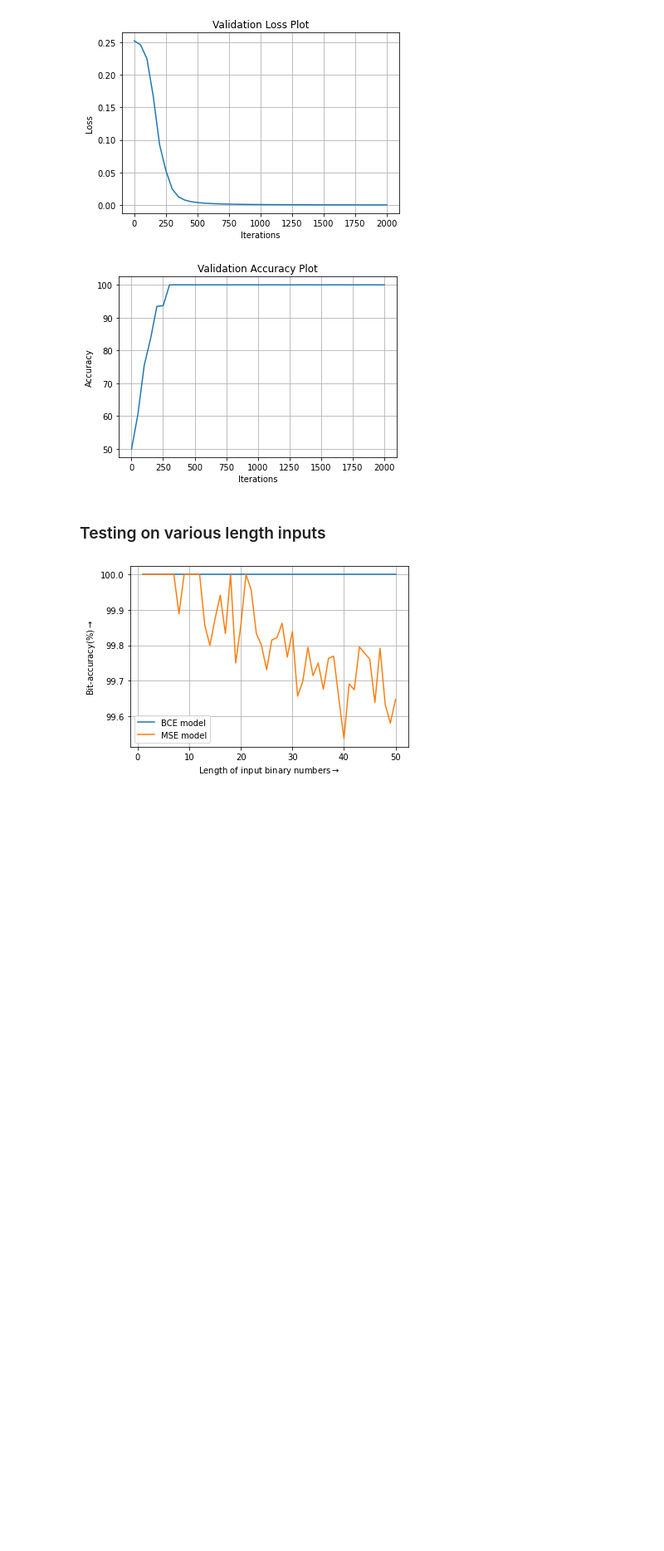
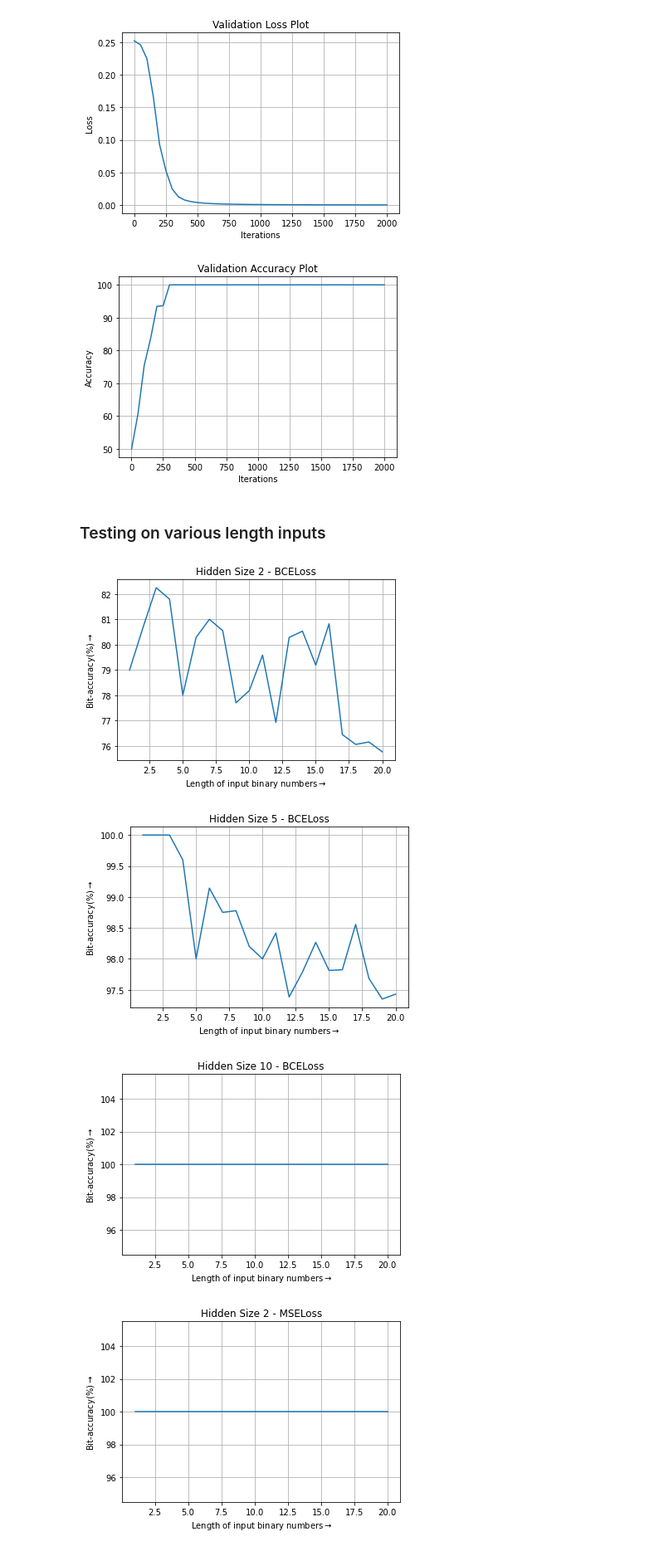
Before and after one commit to anirudhr97/EE6132_Advanced_Signal_Processing, a Jupyter notebook: Lab4/EE6132_Lab4_RNN.ipynb, the cells around one changed output. Shown at 83% size. Saved outputs shown, nothing was run; the diff lists cells and outputs as text; code cells hidden in the pictures; blank space fills up the shorter version.

Commit message:
Updated plots

```diff
--- a/Lab4/EE6132_Lab4_RNN.ipynb
+++ b/Lab4/EE6132_Lab4_RNN.ipynb
@@ -1044,7 +1044,7 @@ for layer in layers_list:
 # Cross Entropy Loss
 loss_fn = nn.CrossEntropyLoss()
 # Number of Epochs
-num_epochs = 3
+num_epochs = 5
 # %%
 for layer in modelsD:
     for neuron in modelsD[layer]:
@@ -1867,7 +1867,7 @@ for i, size in enumerate(sizes):
 ### Testing on various length inputs
 # %%
 elements_in_batch = 100
-nums_limit = 50
+nums_limit = 20
 input_list = []
 output_list = []
 
@@ -1896,8 +1896,8 @@ for length in range(1,nums_limit+1):
 # Splitting batches for training and testing
 testing_set = list(zip(input_list, output_list))
 # %%
-acc_vals = np.zeros((nums_limit,2))
-mods = [models[-1], models2[-1]]
+acc_vals = np.zeros((nums_limit,6))
+mods = models + models2
 
 with torch.no_grad():
     for iter in testing_set:
@@ -1907,15 +1907,62 @@ with torch.no_grad():
             temp = model(x)
             correct = (temp['preds'] == y).type(torch.float).sum().item()
             acc_vals[y.shape[1]-2, i] = correct/(y.shape[1]*elements_in_batch)
-# %%
-plt.figure()
-plt.plot(list(range(1,nums_limit+1)), 100*acc_vals[:,0], label='BCE model')
-plt.plot(list(range(1,nums_limit+1)), 100*acc_vals[:,1], label='MSE model')
-plt.legend()
-plt.grid()
-plt.xlabel(r'Length of input binary numbers$\rightarrow$')
-plt.ylabel(r'Bit-accuracy(%)$\rightarrow$')
-plt.savefig(direc_pics + 'bin_accvslength.png')
-plt.show()
-# %% [output]
-[figure, removed]
+# %%
+plt.figure()
+plt.plot(list(range(1,nums_limit+1)), 100*acc_vals[:,0])
+plt.grid()
+plt.xlabel(r'Length of input binary numbers$\rightarrow$')
+plt.ylabel(r'Bit-accuracy(%)$\rightarrow$')
+plt.title('Hidden Size 2 - BCELoss')
+plt.savefig(direc_pics + 'bin_accvslength1.png')
+plt.show()
+
+plt.figure()
+plt.plot(list(range(1,nums_limit+1)), 100*acc_vals[:,1])
+plt.grid()
+plt.xlabel(r'Length of input binary numbers$\rightarrow$')
+plt.ylabel(r'Bit-accuracy(%)$\rightarrow$')
+plt.title('Hidden Size 5 - BCELoss')
+plt.savefig(direc_pics + 'bin_accvslength2.png')
+plt.show()
+
+plt.figure()
+plt.plot(list(range(1,nums_limit+1)), 100*acc_vals[:,2])
+plt.grid()
+plt.xlabel(r'Length of input binary numbers$\rightarrow$')
+plt.ylabel(r'Bit-accuracy(%)$\rightarrow$')
+plt.title('Hidden Size 10 - BCELoss')
+plt.savefig(direc_pics + 'bin_accvslength3.png')
+plt.show()
+
+plt.figure()
+plt.plot(list(range(1,nums_limit+1)), 100*acc_vals[:,3])
+plt.grid()
+plt.xlabel(r'Length of input binary numbers$\rightarrow$')
+plt.ylabel(r'Bit-accuracy(%)$\rightarrow$')
+plt.title('Hidden Size 2 - MSELoss')
+plt.savefig(direc_pics + 'bin_accvslength4.png')
+plt.show()
+
+plt.figure()
+plt.plot(list(range(1,nums_limit+1)), 100*acc_vals[:,4])
+plt.grid()
+plt.xlabel(r'Length of input binary numbers$\rightarrow$')
+plt.ylabel(r'Bit-accuracy(%)$\rightarrow$')
+plt.title('Hidden Size 5 - MSELoss')
+plt.savefig(direc_pics + 'bin_accvslength5.png')
+plt.show()
+
+plt.figure()
+plt.plot(list(range(1,nums_limit+1)), 100*acc_vals[:,5])
+plt.grid()
+plt.xlabel(r'Length of input binary numbers$\rightarrow$')
+plt.ylabel(r'Bit-accuracy(%)$\rightarrow$')
+plt.title('Hidden Size 10 - MSELoss')
+plt.savefig(direc_pics + 'bin_accvslength6.png')
+plt.show()
+# %% [output]
+[figure, added]
+[figure, added]
+[figure, added]
+[figure, added]
```
Also changed, not shown: parts of 1 cell of this notebook, 7 other files.
